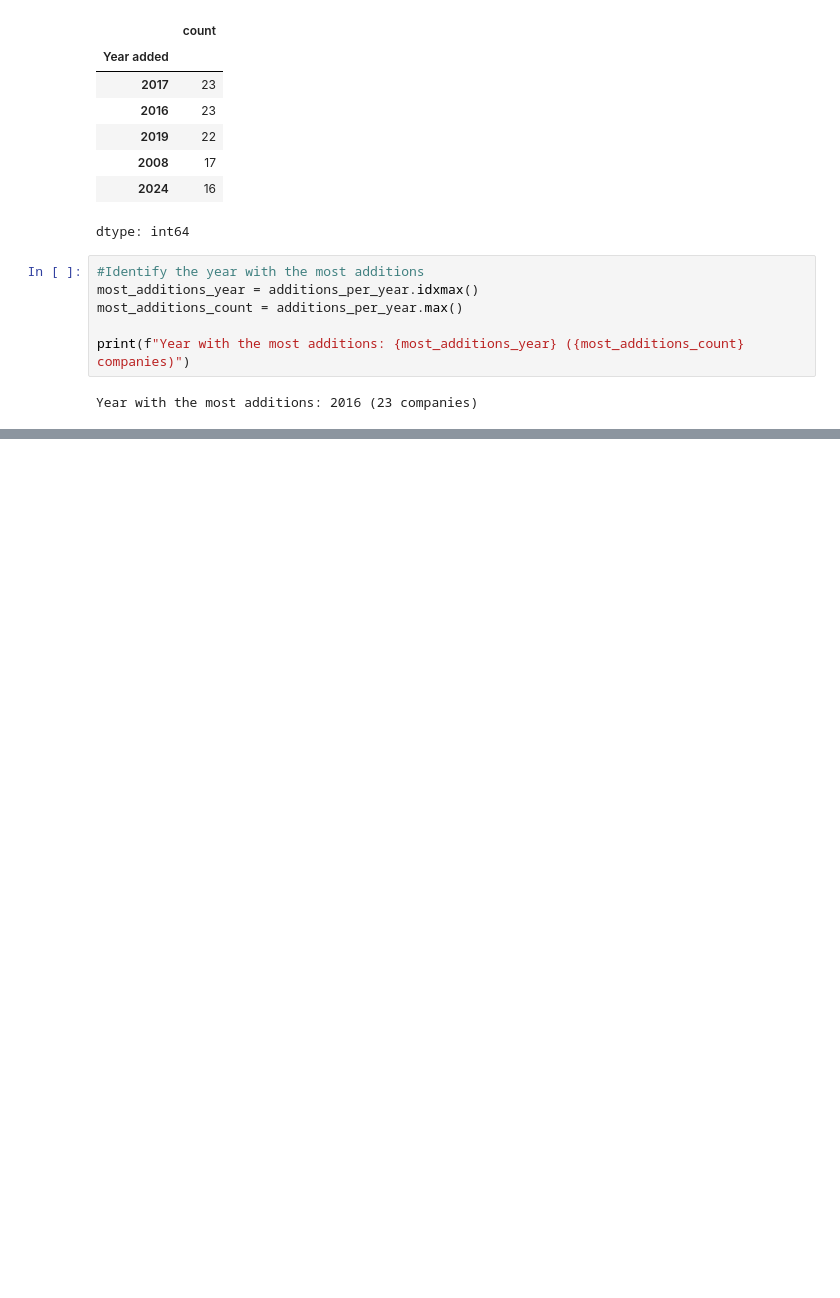
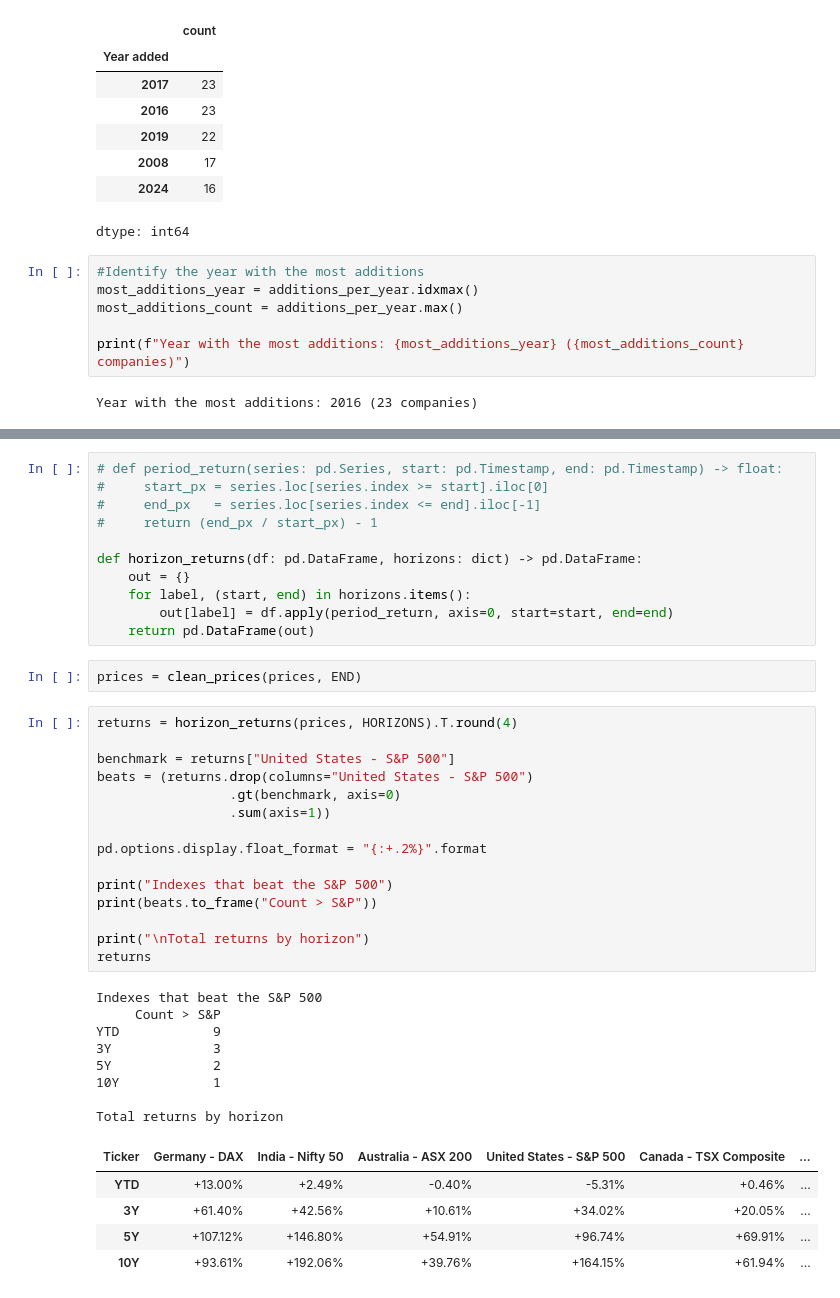
Before and after one commit to Dcwind/stock-market-analysis, a Jupyter notebook: S&P500_analysis.ipynb, the cells around one changed output, grey strips where cells are left out. Cells and saved outputs as stored; diff of their text form; blank space fills up the shorter version.

Commit message:
Global index returns vs S&P 500

```diff
--- a/S&P500_analysis.ipynb
+++ b/S&P500_analysis.ipynb
@@ -69,0 +164,42 @@ Year with the most additions: 2016 (23 companies)
+# %%
+# def period_return(series: pd.Series, start: pd.Timestamp, end: pd.Timestamp) -> float:
+#     start_px = series.loc[series.index >= start].iloc[0]
+#     end_px   = series.loc[series.index <= end].iloc[-1]
+#     return (end_px / start_px) - 1
+
+def horizon_returns(df: pd.DataFrame, horizons: dict) -> pd.DataFrame:
+    out = {}
+    for label, (start, end) in horizons.items():
+        out[label] = df.apply(period_return, axis=0, start=start, end=end)
+    return pd.DataFrame(out)
+# %%
+prices = clean_prices(prices, END)
+# %%
+returns = horizon_returns(prices, HORIZONS).T.round(4)
+
+benchmark = returns["United States - S&P 500"]
+beats = (returns.drop(columns="United States - S&P 500")
+                 .gt(benchmark, axis=0)
+                 .sum(axis=1))
+
+pd.options.display.float_format = "{:+.2%}".format
+
+print("Indexes that beat the S&P 500")
+print(beats.to_frame("Count > S&P"))
+
+print("\nTotal returns by horizon")
+returns
+# %% [output]
+Indexes that beat the S&P 500
+     Count > S&P
+YTD            9
+3Y             3
+5Y             2
+10Y            1
+
+Total returns by horizon
+| Ticker | Germany - DAX | India - Nifty 50 | Australia - ASX 200 | United States - S&P 500 | Canada - TSX Composite | ... |
+| YTD | +13.00% | +2.49% | -0.40% | -5.31% | +0.46% | ... |
+| 3Y | +61.40% | +42.56% | +10.61% | +34.02% | +20.05% | ... |
+| 5Y | +107.12% | +146.80% | +54.91% | +96.74% | +69.91% | ... |
+| 10Y | +93.61% | +192.06% | +39.76% | +164.15% | +61.94% | ... |
```
Also changed, not shown: parts of 8 cells of this notebook.
